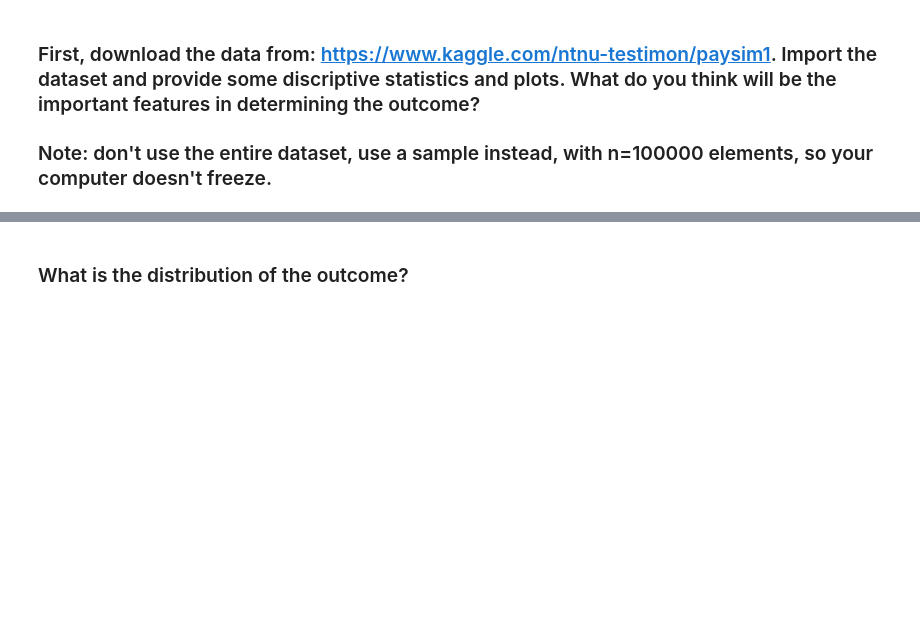
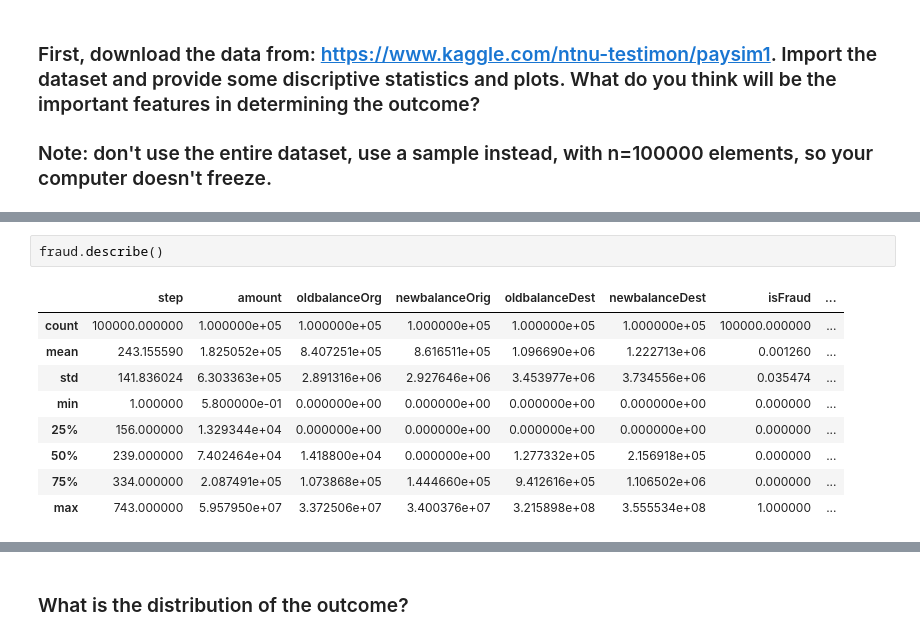
Before and after one commit to ta-data-lis/lab-imbalance, a Jupyter notebook: your-code/lab_imbalance.ipynb, the cells around one changed output, grey strips where cells are left out. Saved outputs shown, nothing was run; the diff lists cells and outputs as text; blank space fills up the shorter version.

```diff
--- a/your-code/lab_imbalance.ipynb
+++ b/your-code/lab_imbalance.ipynb
@@ -13,0 +44,12 @@ Like we disussed in class, when we have noisy data, if we are not careful, we ca
+# %%
+fraud.describe()
+# %% [output]
+|  | step | amount | oldbalanceOrg | newbalanceOrig | oldbalanceDest | newbalanceDest | isFraud | ... |
+| count | 100000.000000 | 1.000000e+05 | 1.000000e+05 | 1.000000e+05 | 1.000000e+05 | 1.000000e+05 | 100000.000000 | ... |
+| mean | 243.155590 | 1.825052e+05 | 8.407251e+05 | 8.616511e+05 | 1.096690e+06 | 1.222713e+06 | 0.001260 | ... |
+| std | 141.836024 | 6.303363e+05 | 2.891316e+06 | 2.927646e+06 | 3.453977e+06 | 3.734556e+06 | 0.035474 | ... |
+| min | 1.000000 | 5.800000e-01 | 0.000000e+00 | 0.000000e+00 | 0.000000e+00 | 0.000000e+00 | 0.000000 | ... |
+| 25% | 156.000000 | 1.329344e+04 | 0.000000e+00 | 0.000000e+00 | 0.000000e+00 | 0.000000e+00 | 0.000000 | ... |
+| 50% | 239.000000 | 7.402464e+04 | 1.418800e+04 | 0.000000e+00 | 1.277332e+05 | 2.156918e+05 | 0.000000 | ... |
+| 75% | 334.000000 | 2.087491e+05 | 1.073868e+05 | 1.444660e+05 | 9.412616e+05 | 1.106502e+06 | 0.000000 | ... |
+| max | 743.000000 | 5.957950e+07 | 3.372506e+07 | 3.400376e+07 | 3.215898e+08 | 3.555534e+08 | 1.000000 | ... |
```
Also changed, not shown: parts of 40 cells of this notebook.
